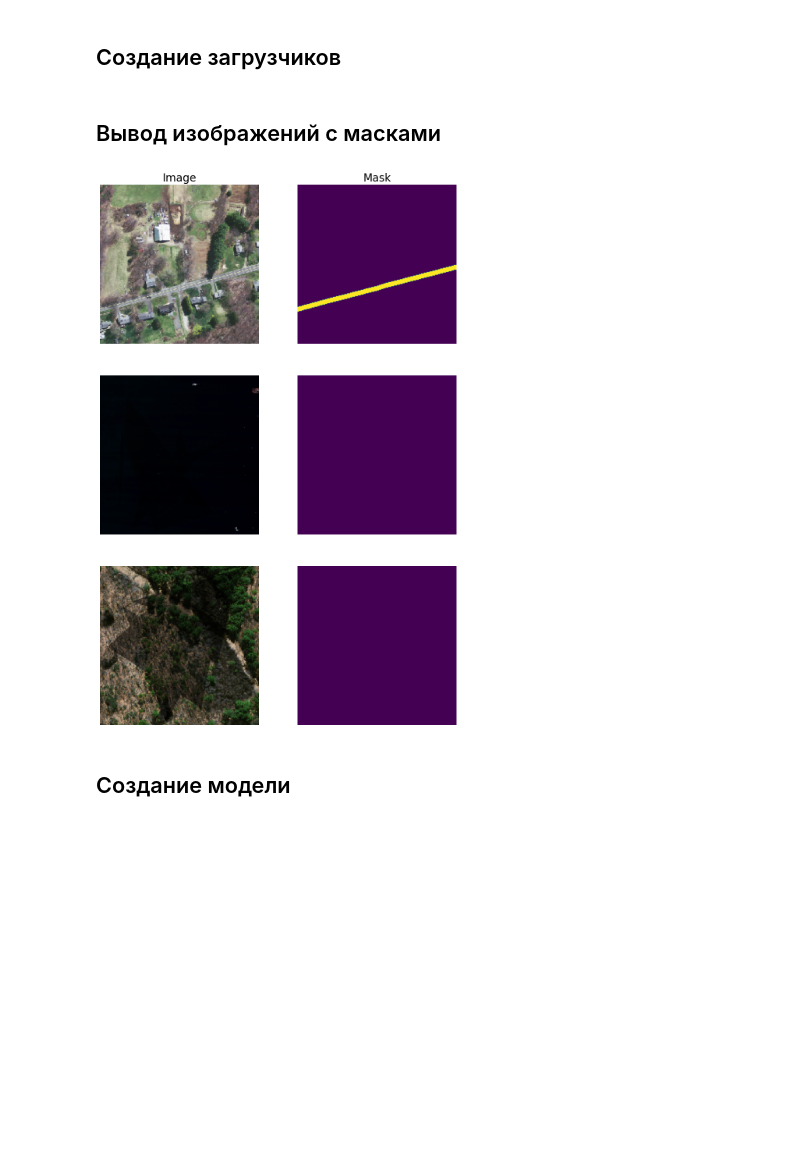
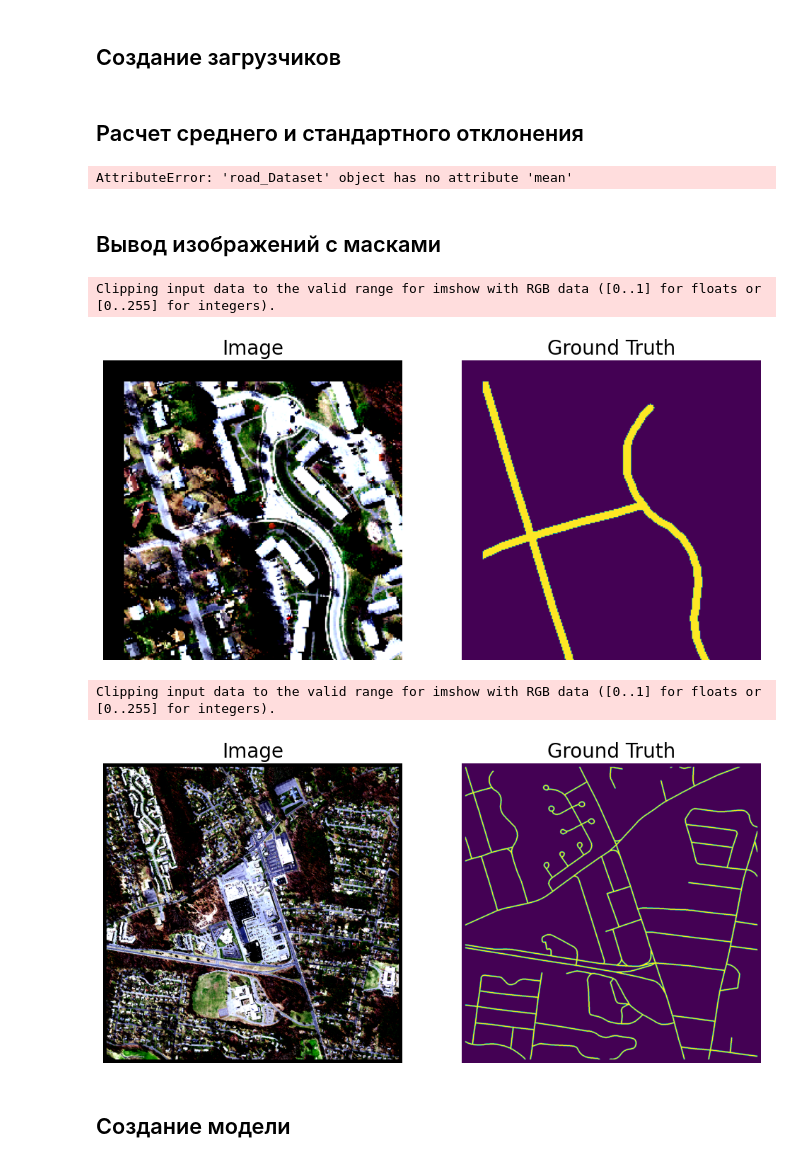
Before and after one commit to HerrPhoton/AI, a Jupyter notebook: Lab2/Main.ipynb, the cells around one changed output. Drawn from its saved outputs; the diff is of its cells as text; code cells hidden in the pictures; blank space fills up the shorter version.

Commit message:
Расчёт среднего и стандартного отклонения

```diff
--- a/Lab2/Main.ipynb
+++ b/Lab2/Main.ipynb
@@ -107,0 +67,17 @@ if MEAN == None or STD == None:
+# %%
+class ToPatches(object):
+
+    def __init__(self, patch_size = 256):
+        self.patch_size = patch_size
+
+    def __call__(self, image = None, mask = None):
+
+        if image is not None:
+            image = image.unfold(0, 3, 3).unfold(1, self.patch_size, self.patch_size).unfold(2, self.patch_size, self.patch_size)
+            image = image.contiguous().view(-1, 3, self.patch_size, self.patch_size)
+
+        if mask is not None:
+            mask = mask.unfold(0, self.patch_size, self.patch_size).unfold(1, self.patch_size, self.patch_size)
+            mask = mask.contiguous().view(-1, 1, self.patch_size, self.patch_size)
+
+        return {'image' : image, 'mask' : mask}
@@ -147,7 +144,7 @@ class road_Dataset(Dataset):
             image = transformed['image']
             mask  = transformed['mask']
 
-        return image, mask[None, :, :]
+        return image, mask
 
     def __len__(self):
         return len(self.images)
@@ -166,6 +159,27 @@ n_test  = len(test_dataset)  # Количество изображений в т
 train_loader = DataLoader(train_dataset, batch_size = BACTH_SIZE, shuffle = True, num_workers = NUM_WORKERS, pin_memory = PIN_MEMORY)
 val_loader   = DataLoader(val_dataset, batch_size = BACTH_SIZE, shuffle = True, num_workers = NUM_WORKERS, pin_memory = PIN_MEMORY)
 test_loader  = DataLoader(test_dataset, batch_size = BACTH_SIZE, shuffle = True, num_workers = NUM_WORKERS, pin_memory = PIN_MEMORY)
+# %% [markdown]
+## Расчет среднего и стандартного отклонения
+# %%
+if MEAN == None or STD == None:
+
+    MEAN = torch.zeros(3)
+    STD  = torch.zeros(3)
+
+    dataset = road_Dataset(TRAIN_PATH, TRAIN_LABELS_PATH, transforms = train_transform)
+    loader  = DataLoader(dataset, batch_size = 1)
+
+    cnt = len(dataset) * ORIGINAL_SIZE ** 2 * dataset[0].shape[0]
+
+    for images, _ in tqdm(loader):
+
+        images = images.squeeze(0)
+
+        MEAN += images.sum(axis = [0, 2, 3])
+        STD  += (images ** 2).sum(axis = [0, 2, 3])
+# %% [output]
+AttributeError: 'road_Dataset' object has no attribute 'mean'
 # %% [markdown]
 ## Вывод изображений с масками
 # %%
@@ -188,38 +202,42 @@ def imshow(images, targets, predicts = None, cnt = 1):
 
         # Приведение массивов к формату (H, W, Ch)
         np_img  = image.numpy()
         np_mask = mask.numpy().squeeze()
 
         np_img = np.transpose(np_img, (1, 2, 0)).squeeze()
 
         # Вывод изображения
         axs[i * imgs_in_row].imshow(np_img)
         axs[i * imgs_in_row + 1].imshow(np_mask)
 
         axs[i * imgs_in_row].set_axis_off()
         axs[i * imgs_in_row + 1].set_axis_off()
 
         if predicts != None:
             np_predict = predicts[i].numpy().squeeze()
             axs[i * imgs_in_row + 2].imshow(np_predict)
             axs[i * imgs_in_row + 2].set_axis_off()
 
         if i == 0:
             axs[i * imgs_in_row].set_title('Image', fontsize = 20)
-            axs[i * imgs_in_row + 1].set_title('Mask', fontsize = 20)
+            axs[i * imgs_in_row + 1].set_title('Ground Truth', fontsize = 20)
 
             if predicts != None:
                 axs[i * imgs_in_row + 2].set_title('Predicted Mask', fontsize = 20)
 
     plt.show()
 
 # Получить случайные тренировочные изображения
-dataiter = iter(train_loader)
-images, targets = next(dataiter)
+images, targets = next(iter(train_loader))
+imshow(images.squeeze(0), targets.squeeze(0), cnt = 1)
 
-imshow(images, targets, cnt = 3)
+orig_images = FromPatches(images, targets)
+imshow(orig_images['image'], orig_images['mask'], cnt = 1)
 # %% [output]
+Clipping input data to the valid range for imshow with RGB data ([0..1] for floats or [0..255] for integers).
-[figure, old version]
+[figure, new version]
+Clipping input data to the valid range for imshow with RGB data ([0..1] for floats or [0..255] for integers).
+[figure, added]
 # %% [markdown]
 ## Создание модели
 # %%
```
Also changed, not shown: parts of 13 cells of this notebook.
